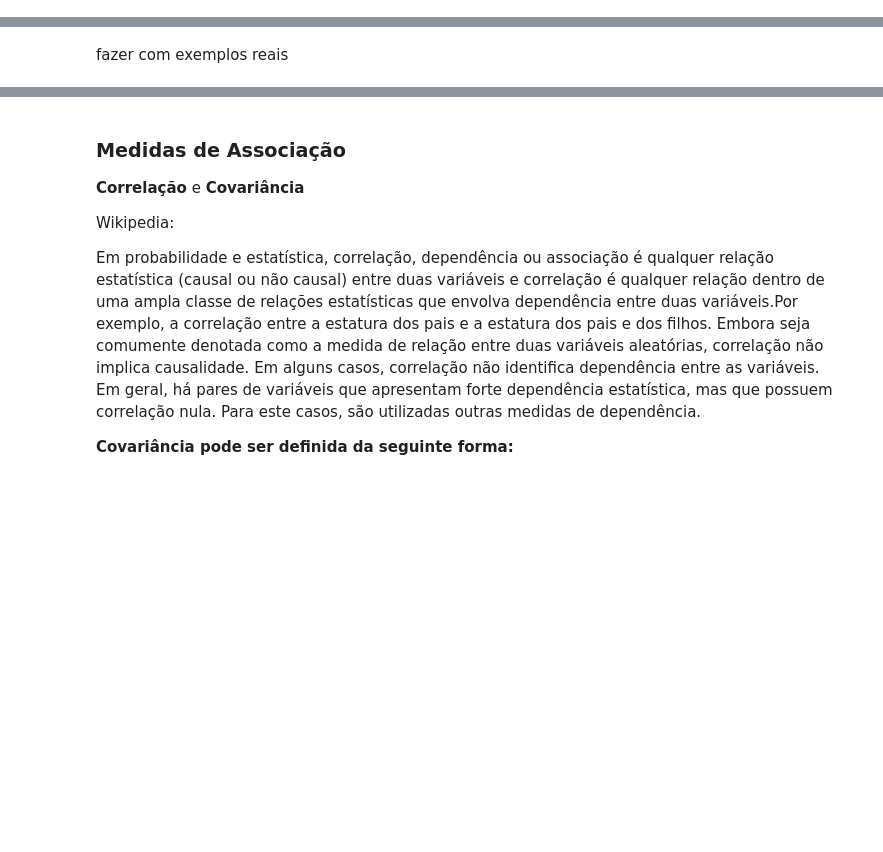
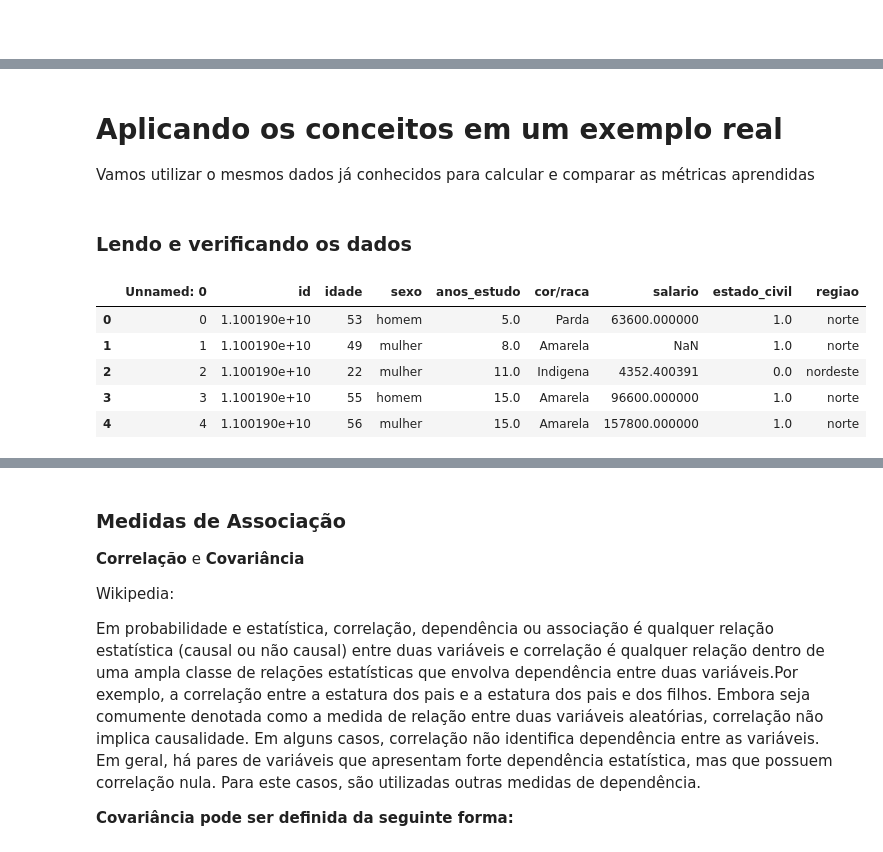
Before and after one commit to sn3fru/datascience_course, a Jupyter notebook: 1-analise-exploratória-basica/02-dispersão-e-associação/aula1.ipynb, the cells around one changed output, grey strips where cells are left out. Drawn from its saved outputs; the diff is of its cells as text; code cells hidden in the pictures; blank space fills up the shorter version.

```diff
--- a/1-analise-exploratória-basica/02-dispersão-e-associação/aula1.ipynb
+++ b/1-analise-exploratória-basica/02-dispersão-e-associação/aula1.ipynb
@@ -72,3 +96,5 @@ Uma vantagem do desvio padrão é que ele é expresso nas mesmas unidades que a
+# %% [markdown]
+##
 # %%
 import scipy
 import scipy.stats as ss
@@ -88,5 +116,21 @@ plt.plot(x_axis, norm.pdf(x_axis,mean,std2), label='normal 0,3')
 plt.show()
 # %% [output]
 [drawing not drawn]
-# %% [markdown]
-fazer com exemplos reais
+# %% [markdown]
+# Aplicando os conceitos em um exemplo real
+
+Vamos utilizar o mesmos dados já conhecidos para calcular e comparar as métricas aprendidas
+# %% [markdown]
+### Lendo e verificando os dados
+# %%
+import pandas as pd
+
+df = pd.read_csv("data/data.csv")
+df.head()
+# %% [output]
+|  | Unnamed: 0 | id | idade | sexo | anos_estudo | cor/raca | salario | estado_civil | regiao |
+| 0 | 0 | 1.100190e+10 | 53 | homem | 5.0 | Parda | 63600.000000 | 1.0 | norte |
+| 1 | 1 | 1.100190e+10 | 49 | mulher | 8.0 | Amarela | NaN | 1.0 | norte |
+| 2 | 2 | 1.100190e+10 | 22 | mulher | 11.0 | Indigena | 4352.400391 | 0.0 | nordeste |
+| 3 | 3 | 1.100190e+10 | 55 | homem | 15.0 | Amarela | 96600.000000 | 1.0 | norte |
+| 4 | 4 | 1.100190e+10 | 56 | mulher | 15.0 | Amarela | 157800.000000 | 1.0 | norte |
```
Also changed, not shown: parts of 22 cells of this notebook, 4 other files.
